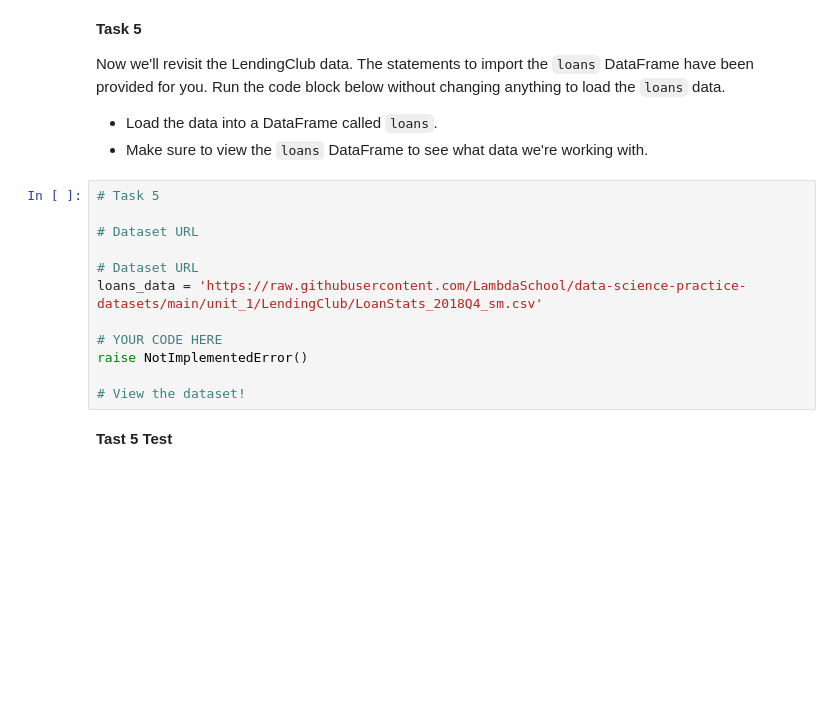
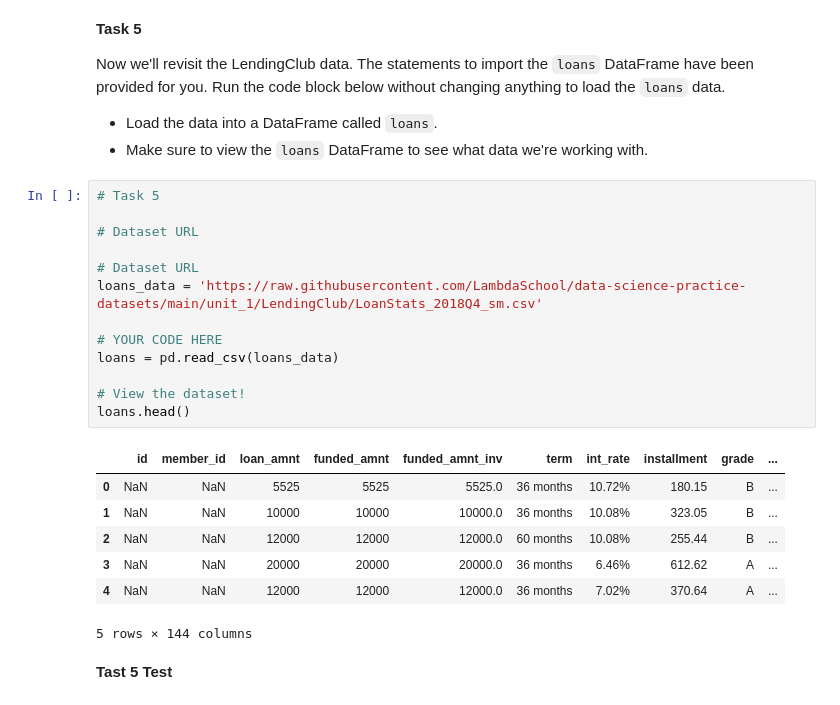
Before and after one commit to LycheeCocoa/DS-Unit-1-Sprint-1-Data-Wrangling-and-Storytelling, a Jupyter notebook: module2-make-features/LS_DS_112_Make_Features_Assignment_AG.ipynb, the cells around one changed output. Cells and saved outputs as stored; diff of their text form; blank space fills up the shorter version.

```diff
--- a/module2-make-features/LS_DS_112_Make_Features_Assignment_AG.ipynb
+++ b/module2-make-features/LS_DS_112_Make_Features_Assignment_AG.ipynb
@@ -209,15 +206,24 @@ Now we'll revisit the LendingClub data. The statements to import the `loans` Dat
 # %%
 # Task 5
 
 # Dataset URL
 
 # Dataset URL
 loans_data = 'https://raw.githubusercontent.com/LambdaSchool/data-science-practice-datasets/main/unit_1/LendingClub/LoanStats_2018Q4_sm.csv'
 
 # YOUR CODE HERE
-raise NotImplementedError()
+loans = pd.read_csv(loans_data)
 
 # View the dataset!
+loans.head()
+# %% [output]
+|  | id | member_id | loan_amnt | funded_amnt | funded_amnt_inv | term | int_rate | installment | grade | ... |
+| 0 | NaN | NaN | 5525 | 5525 | 5525.0 | 36 months | 10.72% | 180.15 | B | ... |
+| 1 | NaN | NaN | 10000 | 10000 | 10000.0 | 36 months | 10.08% | 323.05 | B | ... |
+| 2 | NaN | NaN | 12000 | 12000 | 12000.0 | 60 months | 10.08% | 255.44 | B | ... |
+| 3 | NaN | NaN | 20000 | 20000 | 20000.0 | 36 months | 6.46% | 612.62 | A | ... |
+| 4 | NaN | NaN | 12000 | 12000 | 12000.0 | 36 months | 7.02% | 370.64 | A | ... |
+5 rows × 144 columns
 # %% [markdown]
 **Tast 5 Test**
 # %%
```
Also changed, not shown: parts of 7 cells of this notebook.
